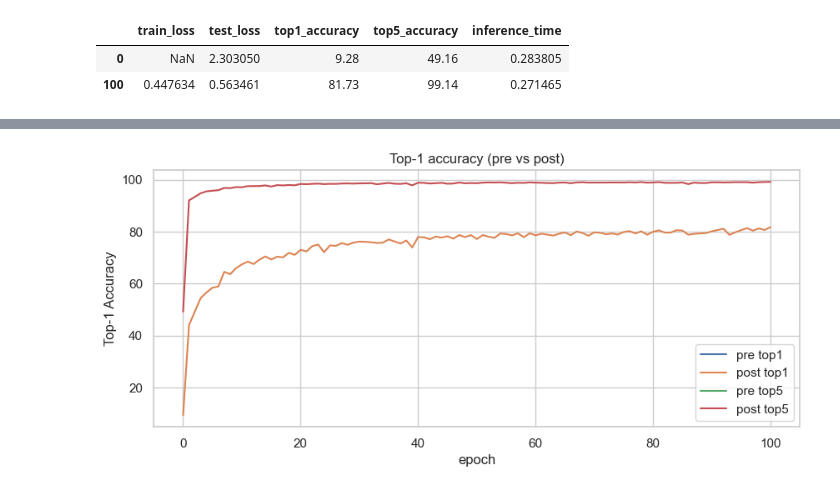
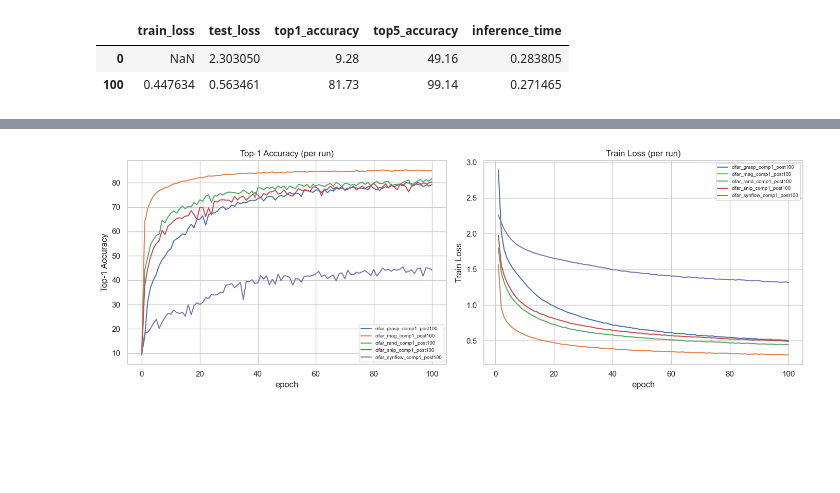
Before and after one commit to michaelneuder/COS568-A1, a Jupyter notebook: results_inspect.ipynb, the cells around one changed output, grey strips where cells are left out. Saved outputs shown, nothing was run; the diff lists cells and outputs as text; code cells hidden in the pictures; blank space fills up the shorter version.

```diff
--- a/results_inspect.ipynb
+++ b/results_inspect.ipynb
@@ -65,26 +65,81 @@ Post-train (first/last rows)
 | 0 | NaN | 2.303050 | 9.28 | 49.16 | 0.283805 |
 | 100 | 0.447634 | 0.563461 | 81.73 | 99.14 | 0.271465 |
 # %%
-# Section 8: Plot accuracies and losses
-plt.figure(figsize=(10,4))
-plt.plot(pre['top1_accuracy'].reset_index(drop=True), label='pre top1')
-plt.plot(post['top1_accuracy'].reset_index(drop=True), label='post top1')
-plt.plot(pre['top5_accuracy'].reset_index(drop=True), label='pre top5')
-plt.plot(post['top5_accuracy'].reset_index(drop=True), label='post top5')
-plt.xlabel('epoch')
-plt.ylabel('Top-1 Accuracy')
-plt.legend()
-plt.title('Top-1 accuracy (pre vs post)')
+# Section 8: Plot top-1 accuracy and train loss for all runs in Results/data/singleshot/
+from pathlib import Path
+import matplotlib.pyplot as plt
+import pandas as pd
 
-plt.figure(figsize=(10,4))
-plt.plot(pre['train_loss'].reset_index(drop=True), label='pre train loss')
-plt.plot(post['train_loss'].reset_index(drop=True), label='post train loss')
-plt.xlabel('epoch')
-plt.ylabel('Train loss')
-plt.legend()
-plt.title('Train loss (pre vs post)')
+runs_dir = Path('Results/data/singleshot')
+runs = sorted([p for p in runs_dir.iterdir() if p.is_dir()])
 
-# Show final values
-print('Final pre top1:', pre['top1_accuracy'].iloc[-1])
-print('Final post top1:', post['top1_accuracy'].iloc[-1])
+plt.figure(figsize=(14,5))
+ax1 = plt.subplot(1,2,1)
+for r in runs:
+    post = r / 'post-train.pkl'
+    pre = r / 'pre-train.pkl'
+    label = r.name
+    try:
+        if post.exists():
+            df = pd.read_pickle(post)
+        elif pre.exists():
+            df = pd.read_pickle(pre)
+        else:
+            continue
+        ax1.plot(df['top1_accuracy'].reset_index(drop=True), label=label)
+    except Exception as e:
+        print(f'Warning: could not load {r}: {e}')
+
+ax1.set_title('Top-1 Accuracy (per run)')
+ax1.set_xlabel('epoch')
+ax1.set_ylabel('Top-1 Accuracy')
+ax1.legend(fontsize='xx-small', loc='best')
+
+ax2 = plt.subplot(1,2,2)
+for r in runs:
+    post = r / 'post-train.pkl'
+    pre = r / 'pre-train.pkl'
+    label = r.name
+    try:
+        if post.exists():
+            df = pd.read_pickle(post)
+        elif pre.exists():
+            df = pd.read_pickle(pre)
+        else:
+            continue
+        ax2.plot(df['train_loss'].reset_index(drop=True), label=label)
+    except Exception as e:
+        print(f'Warning: could not load {r}: {e}')
+
+ax2.set_title('Train Loss (per run)')
+ax2.set_xlabel('epoch')
+ax2.set_ylabel('Train Loss')
+ax2.legend(fontsize='xx-small', loc='best')
+
+plt.tight_layout()
+
+# Summary table of final values
+summary = []
+for r in runs:
+    post = r / 'post-train.pkl'
+    pre = r / 'pre-train.pkl'
+    try:
+        if post.exists():
+            df = pd.read_pickle(post)
+        elif pre.exists():
+            df = pd.read_pickle(pre)
+        else:
+            continue
+        summary.append({'expid': r.name,
+                        'final_top1': float(df['top1_accuracy'].iloc[-1]),
+                        'final_train_loss': float(df['train_loss'].iloc[-1]),
+                        'n_epochs': len(df)})
+    except Exception as e:
+        print(f'Warning: could not summarize {r}: {e}')
+
+if summary:
+    summary_df = pd.DataFrame(summary).sort_values('final_top1', ascending=False)
+    display(summary_df)
+else:
+    print('No run results found to summarize.')
 # %% [output]
@@ -93 +152 @@ Final post top1: 81.73
-[figure, old version]
+[figure, new version]
```
Also changed, not shown: parts of 1 cell of this notebook, 2 other files.
